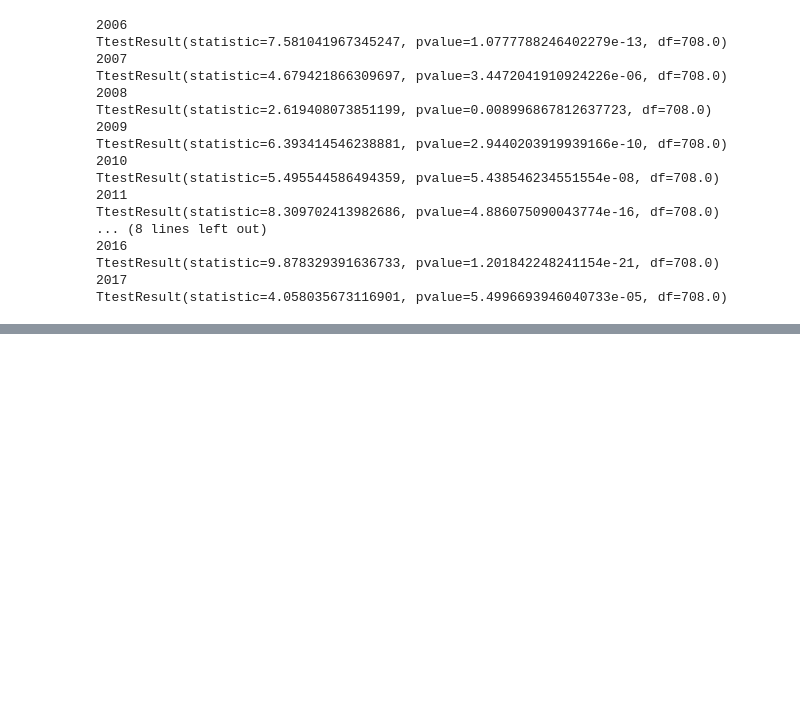
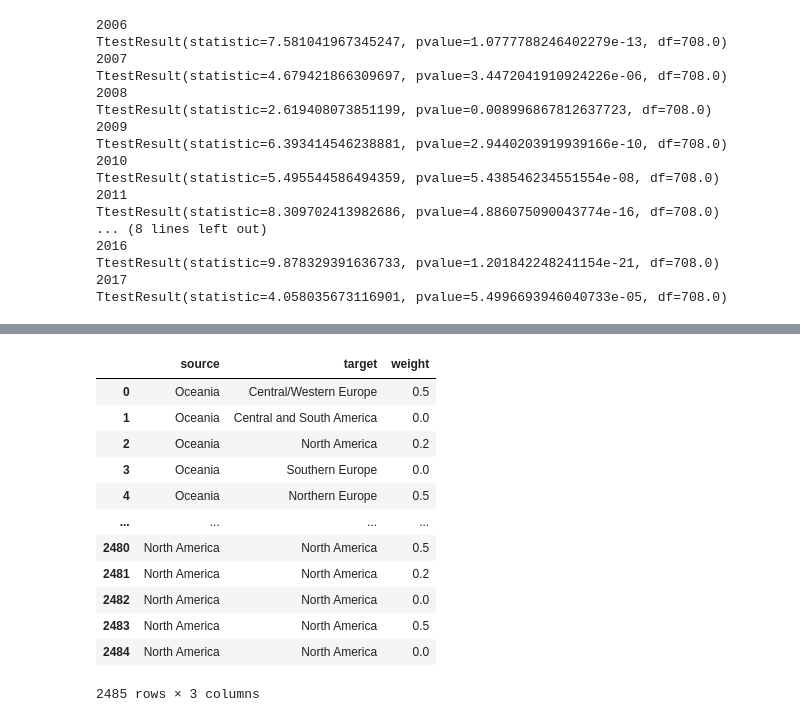
Before and after one commit to epfl-ada/ada-2023-project-vivalavada, a Jupyter notebook: p3_similarities.ipynb, the cells around one changed output, grey strips where cells are left out. Cells and saved outputs as stored; diff of their text form; code cells hidden in the pictures; blank space fills up the shorter version.

```diff
--- a/p3_similarities.ipynb
+++ b/p3_similarities.ipynb
@@ -982,0 +947,12 @@ chord.opts(
+# %%
+
+location_list_2 = pd.unique(users.location)
+location_set = set( location_list_2.tolist())
+us_locations = [location for location in list(location_set) if 'United States' in location]
+location_dict = {'Northern Europe': ['Denmark', 'Estonia', 'Finland', 'Iceland', 'Norway', 'Sweden'], 'Central/Western Europe': ['France', 'Germany', 'Ireland', 'Netherlands', 'Belgium', 'Switzerland', 'Czech Republic'], 'Southern Europe': ['Italy', 'Spain', 'Croatia'], 'Eastern Europe': ['Poland', 'Russia'], 'United Kingdom': ['England', 'Scotland', 'Northern Ireland'], 'North America': us_locations + ['Canada'], 'Central and South America': ['Brazil', 'Trinidad & Tobago'], 'Oceania': ['Australia', 'New Zealand']}
+
+inverted_location_dict = {}
+
+for key, values in location_dict.items():
+    for value in values:
+        inverted_location_dict[value] = key
@@ -982,0 +1022,18 @@ chord.opts(
+# %%
+df_jaccard = df_jaccard.replace(inverted_location_dict)
+# %%
+df_jaccard
+# %% [output]
+|  | source | target | weight |
+| 0 | Oceania | Central/Western Europe | 0.5 |
+| 1 | Oceania | Central and South America | 0.0 |
+| 2 | Oceania | North America | 0.2 |
+| 3 | Oceania | Southern Europe | 0.0 |
+| 4 | Oceania | Northern Europe | 0.5 |
+| ... | ... | ... | ... |
+| 2480 | North America | North America | 0.5 |
+| 2481 | North America | North America | 0.2 |
+| 2482 | North America | North America | 0.0 |
+| 2483 | North America | North America | 0.5 |
+| 2484 | North America | North America | 0.0 |
+2485 rows × 3 columns
```
Also changed, not shown: parts of 23 cells of this notebook.
